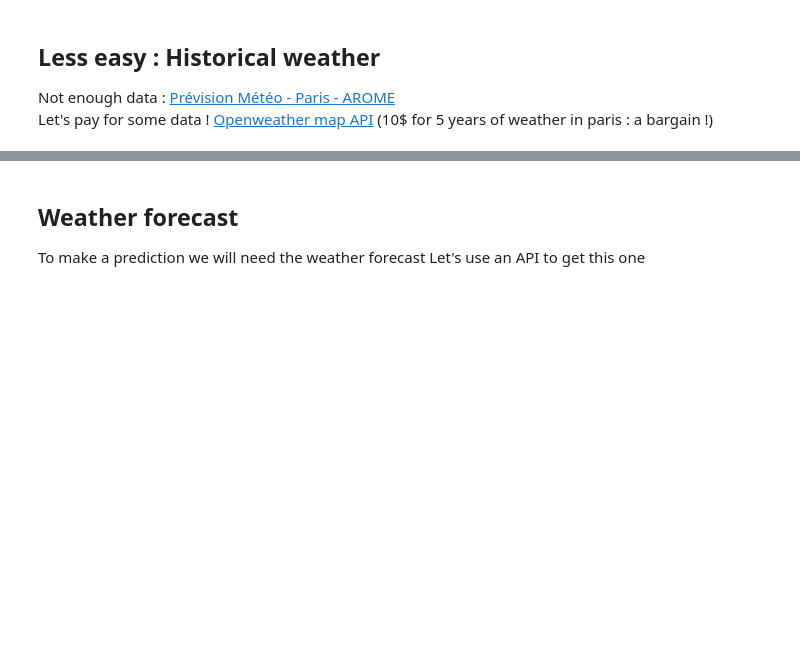
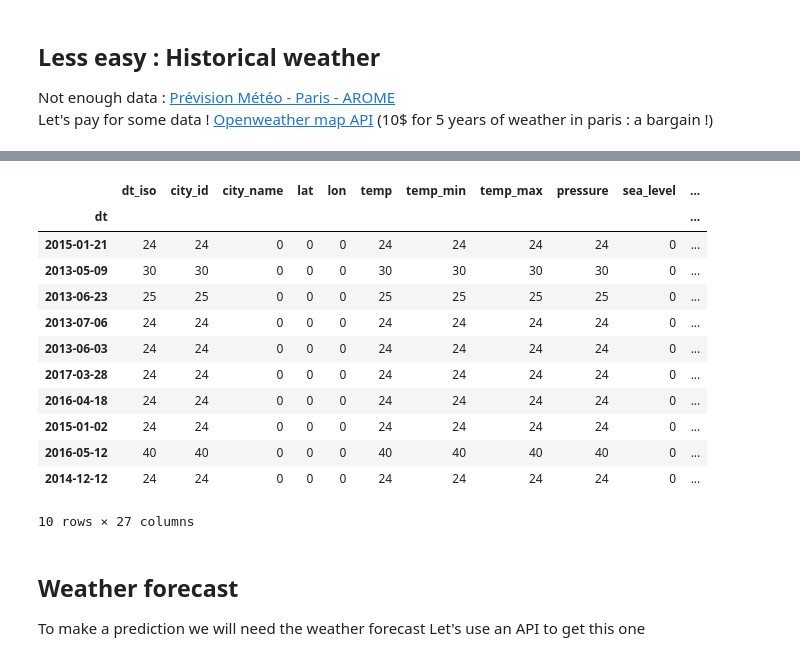
Before and after one commit to LucasBerbesson/ds2, a Jupyter notebook: 1.collecting-data.ipynb, the cells around one changed output, grey strips where cells are left out. Saved outputs shown, nothing was run; the diff lists cells and outputs as text; code cells hidden in the pictures; blank space fills up the shorter version.

```diff
--- a/1.collecting-data.ipynb
+++ b/1.collecting-data.ipynb
@@ -65,5 +89,20 @@ print(weather.index.max())
 # %%
-weather.resample('D').count()
+resample = weather.resample('D').count()
+resample.sample(10)
+# %% [output]
+|  | dt_iso | city_id | city_name | lat | lon | temp | temp_min | temp_max | pressure | sea_level | ... |
+| dt |  |  |  |  |  |  |  |  |  |  | ... |
+| 2015-01-21 | 24 | 24 | 0 | 0 | 0 | 24 | 24 | 24 | 24 | 0 | ... |
+| 2013-05-09 | 30 | 30 | 0 | 0 | 0 | 30 | 30 | 30 | 30 | 0 | ... |
+| 2013-06-23 | 25 | 25 | 0 | 0 | 0 | 25 | 25 | 25 | 25 | 0 | ... |
+| 2013-07-06 | 24 | 24 | 0 | 0 | 0 | 24 | 24 | 24 | 24 | 0 | ... |
+| 2013-06-03 | 24 | 24 | 0 | 0 | 0 | 24 | 24 | 24 | 24 | 0 | ... |
+| 2017-03-28 | 24 | 24 | 0 | 0 | 0 | 24 | 24 | 24 | 24 | 0 | ... |
+| 2016-04-18 | 24 | 24 | 0 | 0 | 0 | 24 | 24 | 24 | 24 | 0 | ... |
+| 2015-01-02 | 24 | 24 | 0 | 0 | 0 | 24 | 24 | 24 | 24 | 0 | ... |
+| 2016-05-12 | 40 | 40 | 0 | 0 | 0 | 40 | 40 | 40 | 40 | 0 | ... |
+| 2014-12-12 | 24 | 24 | 0 | 0 | 0 | 24 | 24 | 24 | 24 | 0 | ... |
+10 rows × 27 columns
 # %% [markdown]
 ## Weather forecast
 
```
Also changed, not shown: parts of 12 cells of this notebook, 4 other files.
